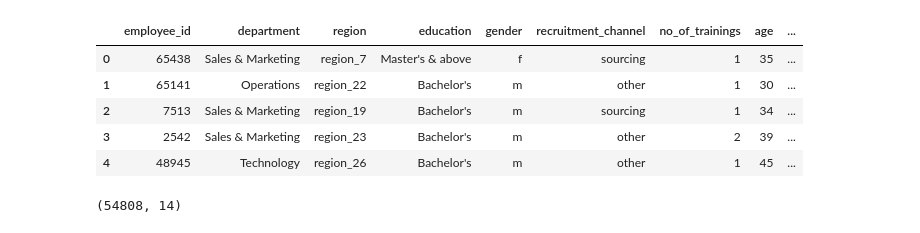
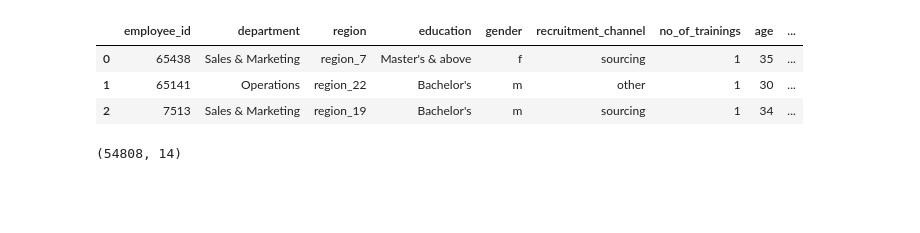
Before and after one commit to vikas280394/python_jupyter, a Jupyter notebook: If_promoted_problem_practice_jupyter.ipynb, the cells around one changed output. Cells and saved outputs as stored; diff of their text form; code cells hidden in the pictures; blank space fills up the shorter version.

```diff
--- a/If_promoted_problem_practice_jupyter.ipynb
+++ b/If_promoted_problem_practice_jupyter.ipynb
@@ -4,14 +4,12 @@ import numpy as np
 # %%
 data = pd.read_csv("V:/VikasSharma/DataCamp/AV/HR Analytics/train_LZdllcl.csv")
 # %%
-data.head()
+data.head(3)
 # %% [output]
 |  | employee_id | department | region | education | gender | recruitment_channel | no_of_trainings | age | ... |
 | 0 | 65438 | Sales & Marketing | region_7 | Master's & above | f | sourcing | 1 | 35 | ... |
 | 1 | 65141 | Operations | region_22 | Bachelor's | m | other | 1 | 30 | ... |
 | 2 | 7513 | Sales & Marketing | region_19 | Bachelor's | m | sourcing | 1 | 34 | ... |
-| 3 | 2542 | Sales & Marketing | region_23 | Bachelor's | m | other | 2 | 39 | ... |
-| 4 | 48945 | Technology | region_26 | Bachelor's | m | other | 1 | 45 | ... |
 # %%
 data.shape
 # %% [output]
```
Also changed, not shown: parts of 16 cells of this notebook.
